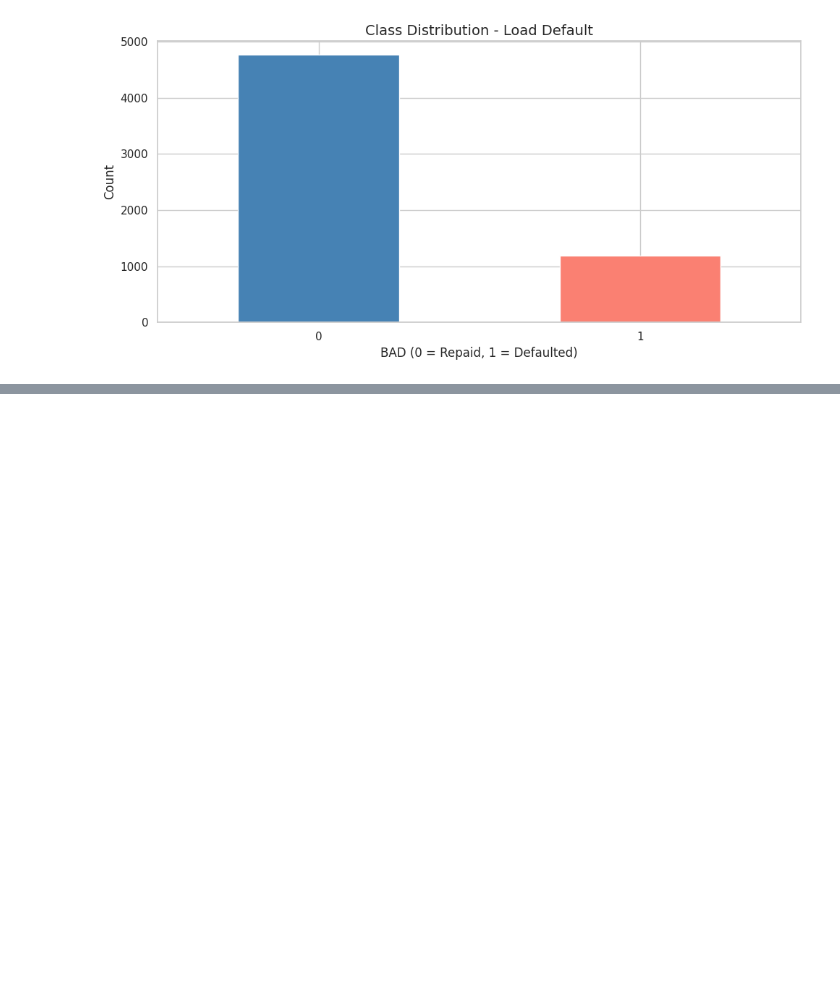
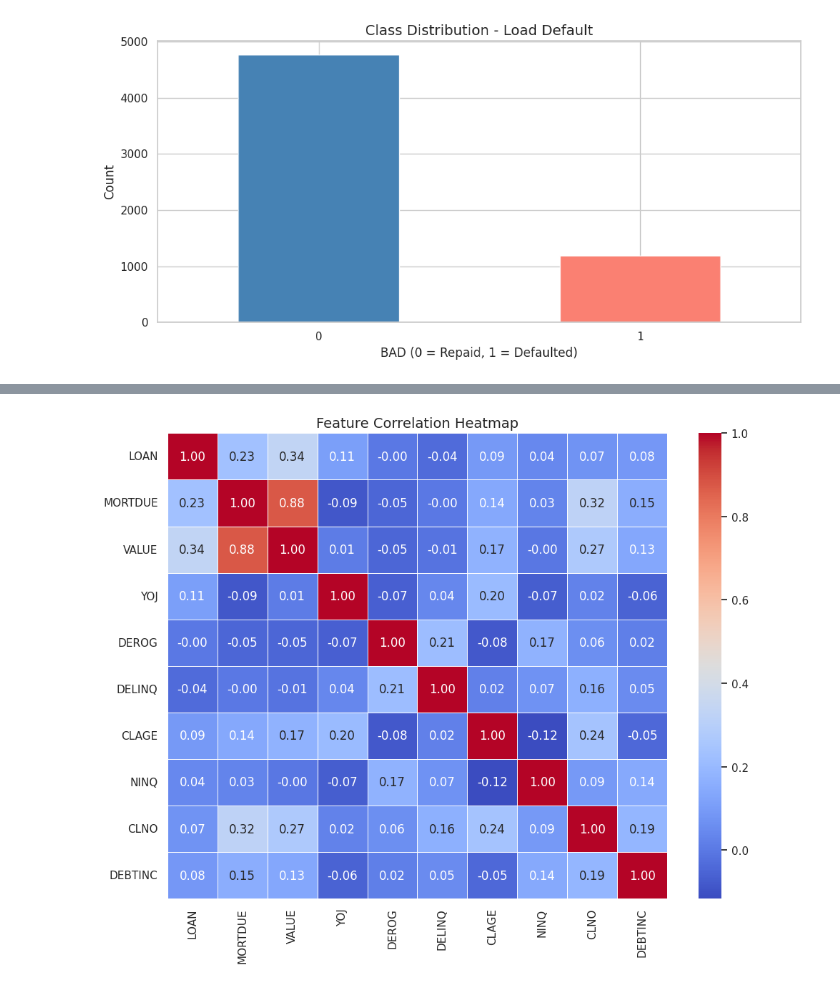
Before and after one commit to NewManRising/the-builder-forge, a Jupyter notebook: projects/home-loan-default/notebooks/home_loan.ipynb, the cells around one changed output, grey strips where cells are left out. Drawn from its saved outputs; the diff is of its cells as text; code cells hidden in the pictures; blank space fills up the shorter version.

```diff
--- a/projects/home-loan-default/notebooks/home_loan.ipynb
+++ b/projects/home-loan-default/notebooks/home_loan.ipynb
@@ -172,0 +184,17 @@ Name: proportion, dtype: float64
+# %%
+# Correlation Heatmap
+
+plt.figure(figsize=(10, 8))
+sns.heatmap(
+    df[num_cols].corr(),
+    annot=True,
+    fmt='.2f',
+    cmap='coolwarm',
+    linewidths=0.5
+)
+plt.title('Feature Correlation Heatmap')
+plt.tight_layout()
+plt.savefig('../outputs/figures/correlation_heatmap.png', dpi=150, bbox_inches='tight')
+plt.show()
+# %% [output]
+[figure, added]
```
Also changed, not shown: parts of 2 cells of this notebook, 2 other files.
